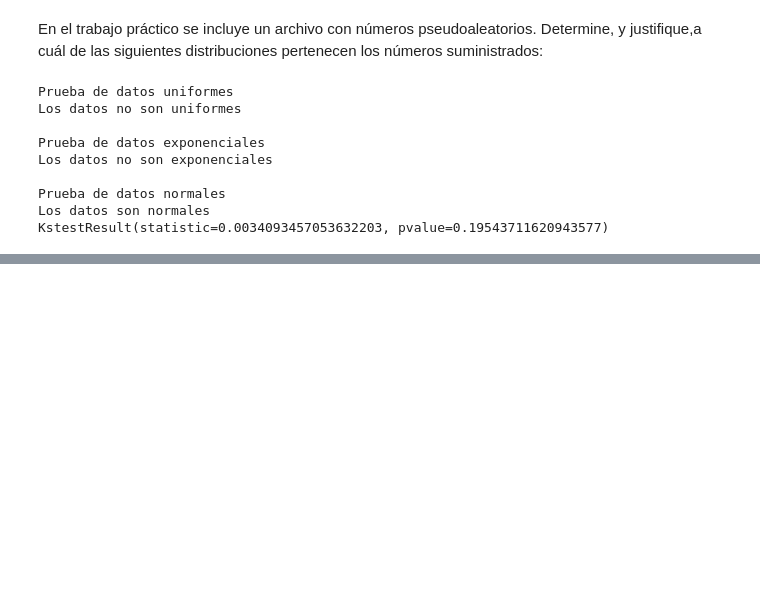
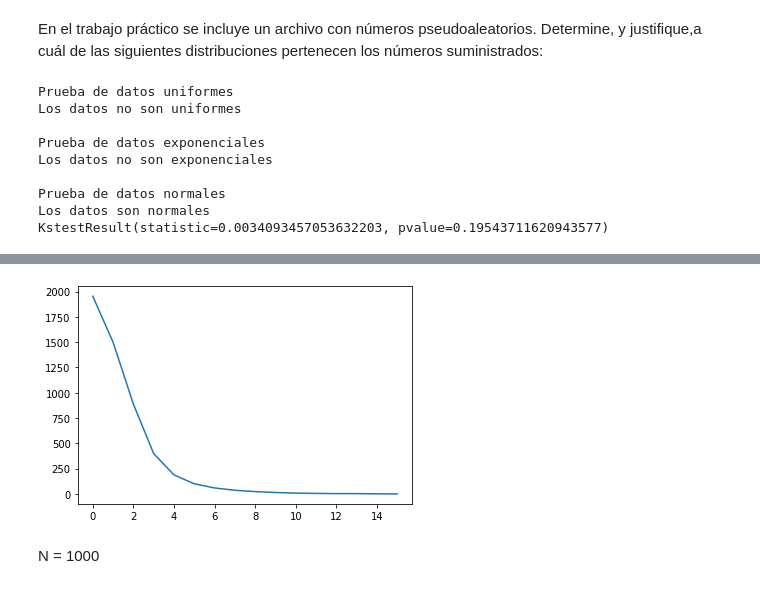
Before and after one commit to joaquinhojman/Simulacion-TP1, a Jupyter notebook: Simulacion_TP1.ipynb, the cells around one changed output, grey strips where cells are left out. Cells and saved outputs as stored; diff of their text form; code cells hidden in the pictures; blank space fills up the shorter version.

```diff
--- a/Simulacion_TP1.ipynb
+++ b/Simulacion_TP1.ipynb
@@ -276,0 +318,5 @@ KstestResult(statistic=0.0034093457053632203, pvalue=0.19543711620943577)
+# %%
+#CAMBIAR ESTOS VALORES PARA OBTENER DIFERENTES SIMULACIONES
+n = 100 #cantidad de individuos en la poblacion
+NCELDASXFILA = 100
+INSTANTES = 5000
@@ -276,0 +483,8 @@ KstestResult(statistic=0.0034093457053632203, pvalue=0.19543711620943577)
+# %%
+
+plt.plot(lista_sanos);
+plt.show()
+# %% [output]
+[figure, added]
+# %% [markdown]
+N = 1000
```
Also changed, not shown: parts of 114 cells of this notebook.
